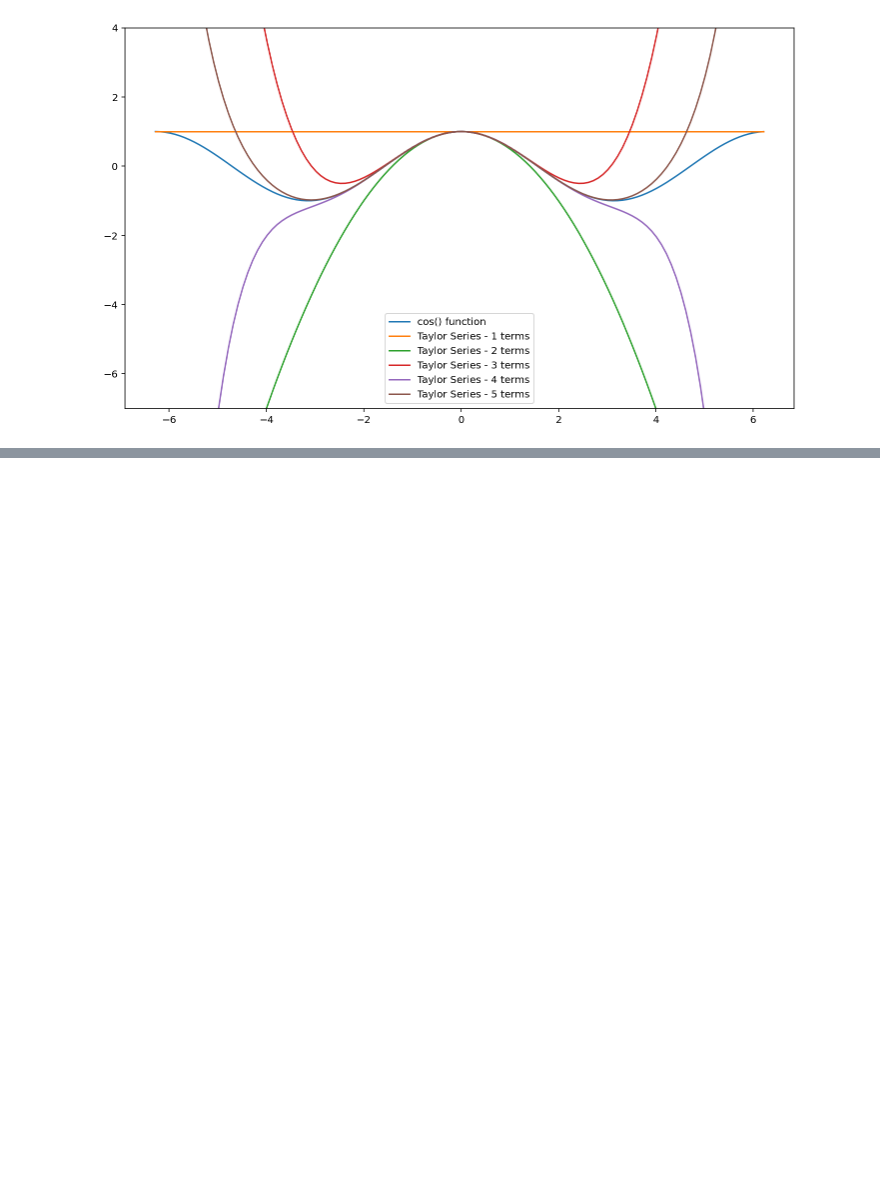
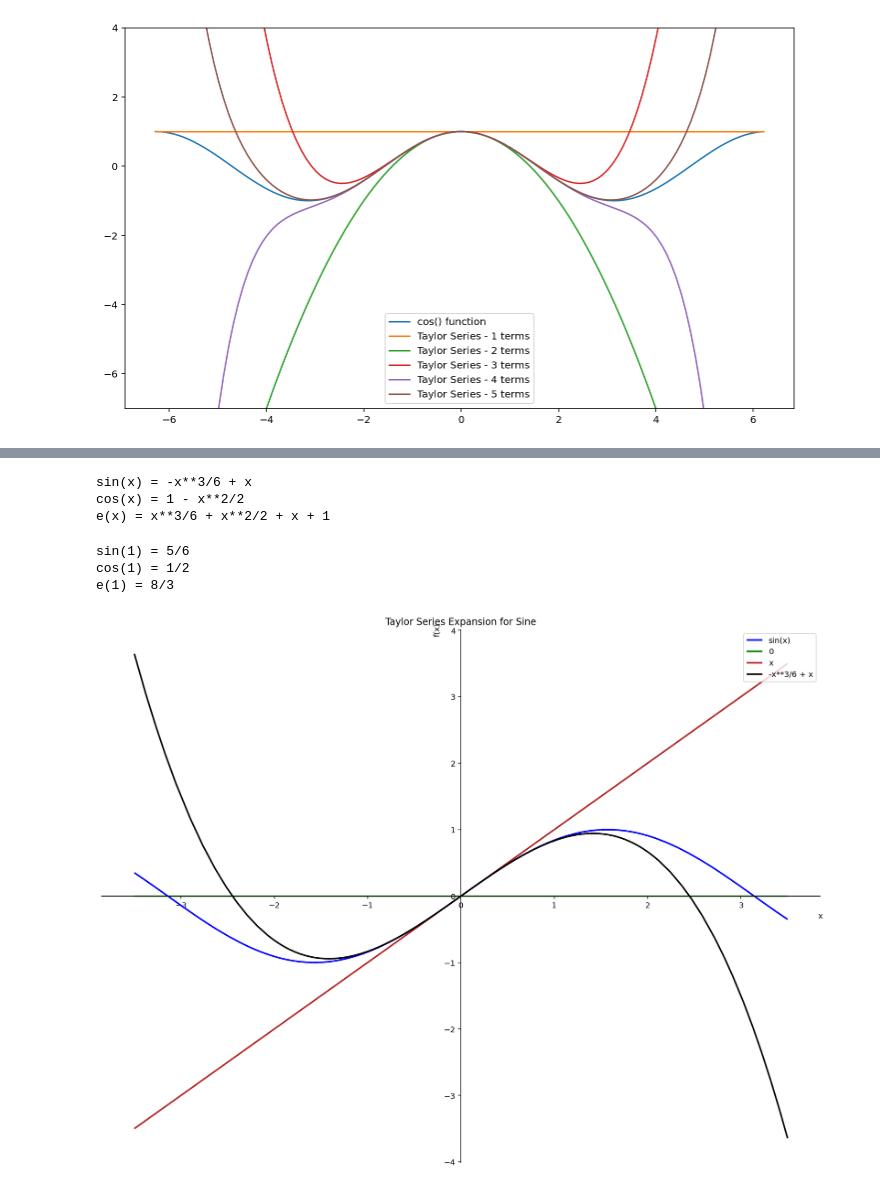
Before and after one commit to jasanabriap/MetNumUN2020II, a Jupyter notebook: Taylor Series.ipynb, the cells around one changed output, grey strips where cells are left out. Saved outputs shown, nothing was run; the diff lists cells and outputs as text; code cells hidden in the pictures; blank space fills up the shorter version.

```diff
--- a/Taylor Series.ipynb
+++ b/Taylor Series.ipynb
@@ -173,0 +178,16 @@ plt.show()
+# %%
+from sympy import series, Symbol
+from sympy.functions import sin, cos, exp
+from sympy.plotting import plot
+import matplotlib.pyplot as plt
+
+plt.rcParams['figure.figsize'] = 13,10
+plt.rcParams['lines.linewidth'] = 2
+
+x = Symbol('x')
+
+def taylor(function, x0, n):
+    #function is the function to approximate
+    #x0 is the point in to approximate
+    #n is the order of approximation
+    return function.series(x,x0,n).removeO()
@@ -173,0 +196,18 @@ plt.show()
+# %%
+#Expansion order(n) = 4
+print('sin(x) =', taylor(sin(x), 0, 4))
+print('cos(x) =', taylor(cos(x), 0, 4))
+print('e(x) =', taylor(exp(x), 0, 4))
+# %% [output]
+sin(x) = -x**3/6 + x
+cos(x) = 1 - x**2/2
+e(x) = x**3/6 + x**2/2 + x + 1
+# %%
+#Evaluate these functions x = 1
+print('sin(1) =', taylor(sin(x), 0, 4).subs(x,1))
+print('cos(1) =', taylor(cos(x), 0, 4).subs(x,1))
+print('e(1) =', taylor(exp(x), 0, 4).subs(x,1))
+# %% [output]
+sin(1) = 5/6
+cos(1) = 1/2
+e(1) = 8/3
@@ -173,0 +216,12 @@ plt.show()
+# %%
+p = plot(sin(x),taylor(sin(x),0,1),taylor(sin(x),0,3),taylor(sin(x),0,5),
+         (x,-3.5,3.5),legend=True, show=False)
+
+p[0].line_color = 'blue'
+p[1].line_color = 'green'
+p[2].line_color = 'firebrick'
+p[3].line_color = 'black'
+p.title = 'Taylor Series Expansion for Sine'
+p.show()
+# %% [output]
+[figure, added]
```
Also changed, not shown: parts of 8 cells of this notebook.
